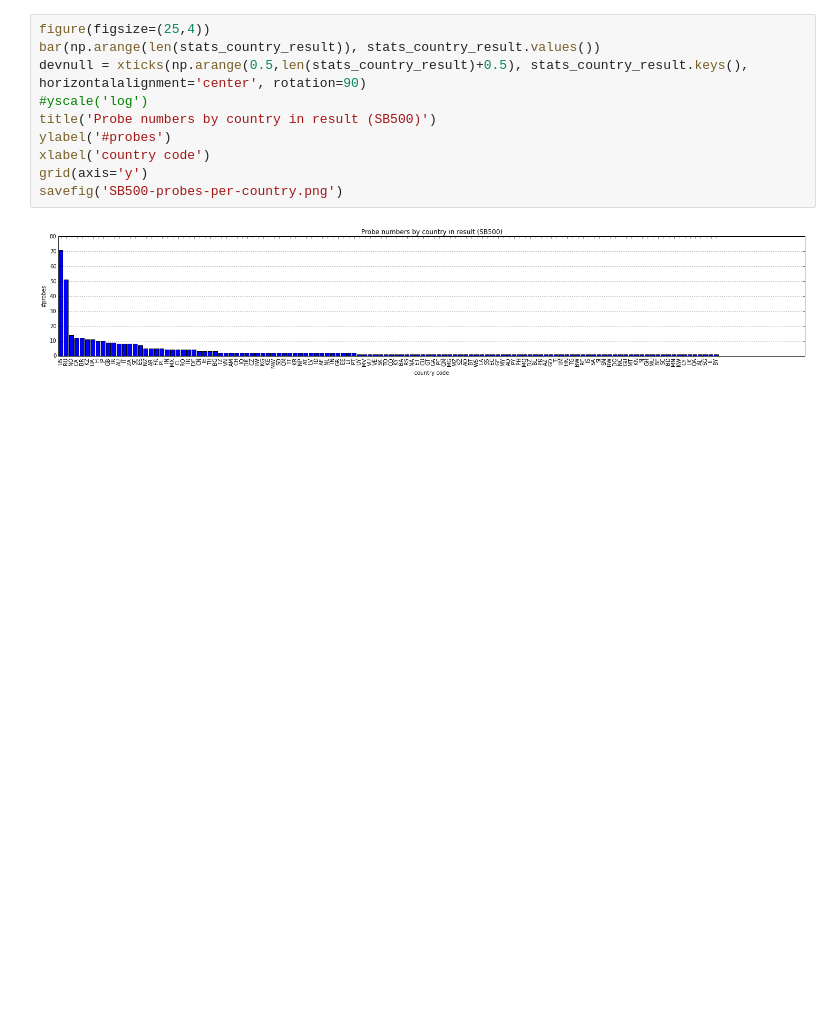
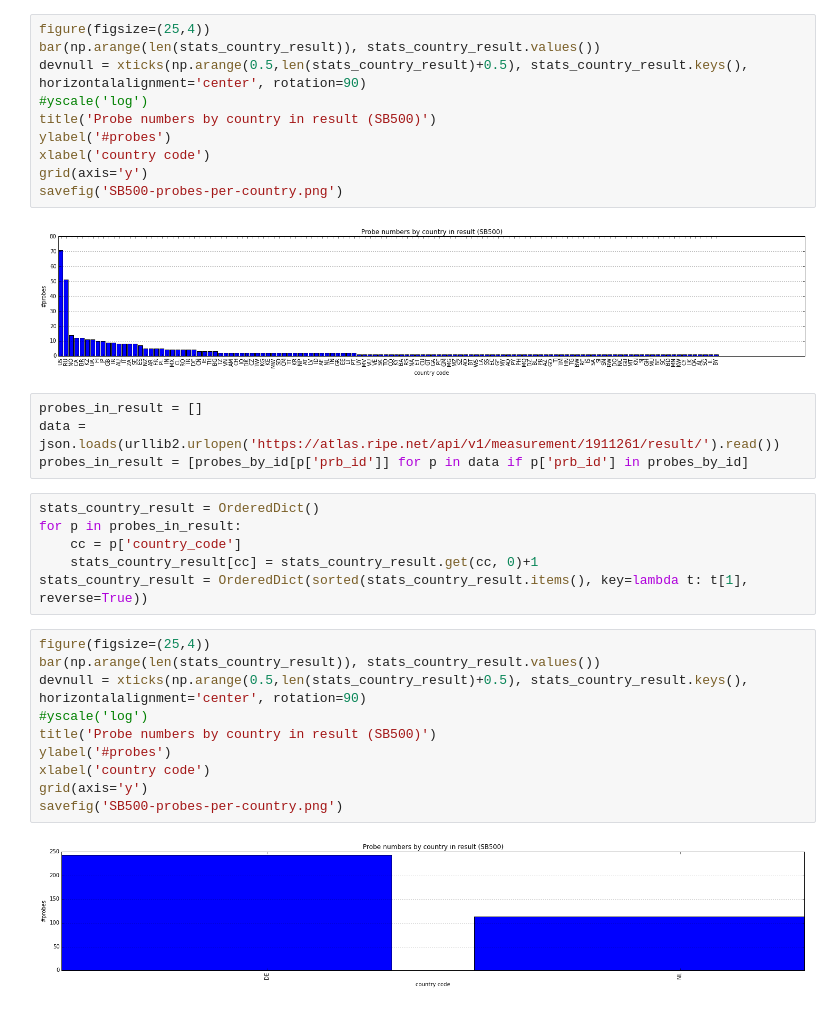
Before and after one commit to cod3monk/RIPE-Atlas-sbucket, a Jupyter notebook: ProbeStats.ipynb, the cells around one changed output. Cells and saved outputs as stored; diff of their text form; blank space fills up the shorter version.

```diff
--- a/ProbeStats.ipynb
+++ b/ProbeStats.ipynb
@@ -60,3 +81,25 @@ grid(axis='y')
 savefig('SB500-probes-per-country.png')
 # %% [output]
 [figure]
+# %%
+probes_in_result = []
+data = json.loads(urllib2.urlopen('https://atlas.ripe.net/api/v1/measurement/1911261/result/').read())
+probes_in_result = [probes_by_id[p['prb_id']] for p in data if p['prb_id'] in probes_by_id]
+# %%
+stats_country_result = OrderedDict()
+for p in probes_in_result:
+    cc = p['country_code']
+    stats_country_result[cc] = stats_country_result.get(cc, 0)+1
+stats_country_result = OrderedDict(sorted(stats_country_result.items(), key=lambda t: t[1], reverse=True))
+# %%
+figure(figsize=(25,4))
+bar(np.arange(len(stats_country_result)), stats_country_result.values())
+devnull = xticks(np.arange(0.5,len(stats_country_result)+0.5), stats_country_result.keys(), horizontalalignment='center', rotation=90)
+#yscale('log')
+title('Probe numbers by country in result (SB500)')
+ylabel('#probes')
+xlabel('country code')
+grid(axis='y')
+savefig('SB500-probes-per-country.png')
+# %% [output]
+[figure, added]
```
Also changed, not shown: parts of 2 cells of this notebook, 3 other files.
